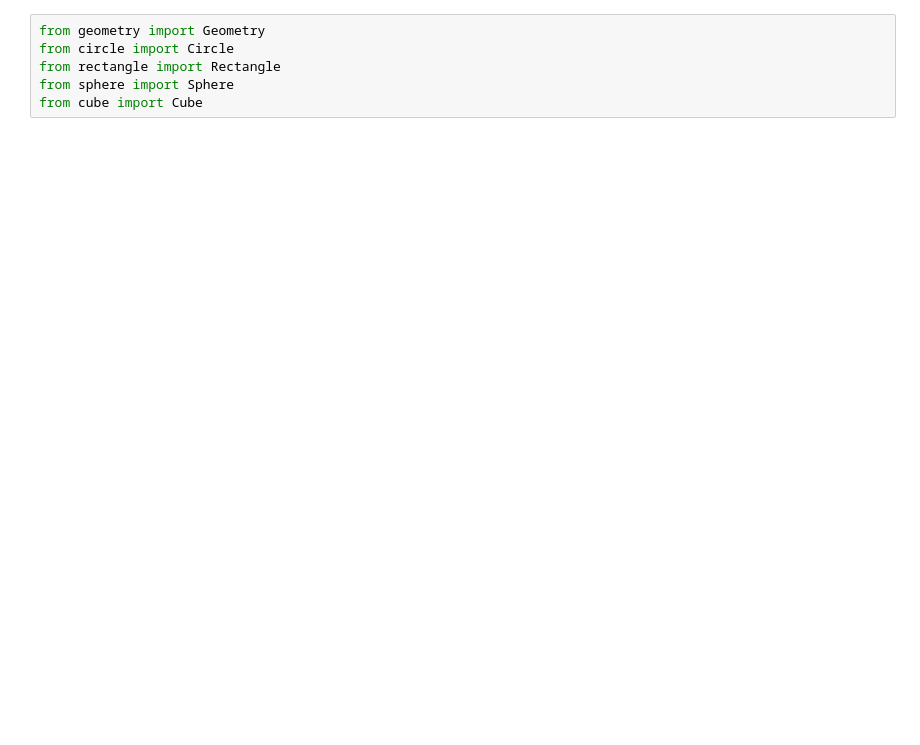
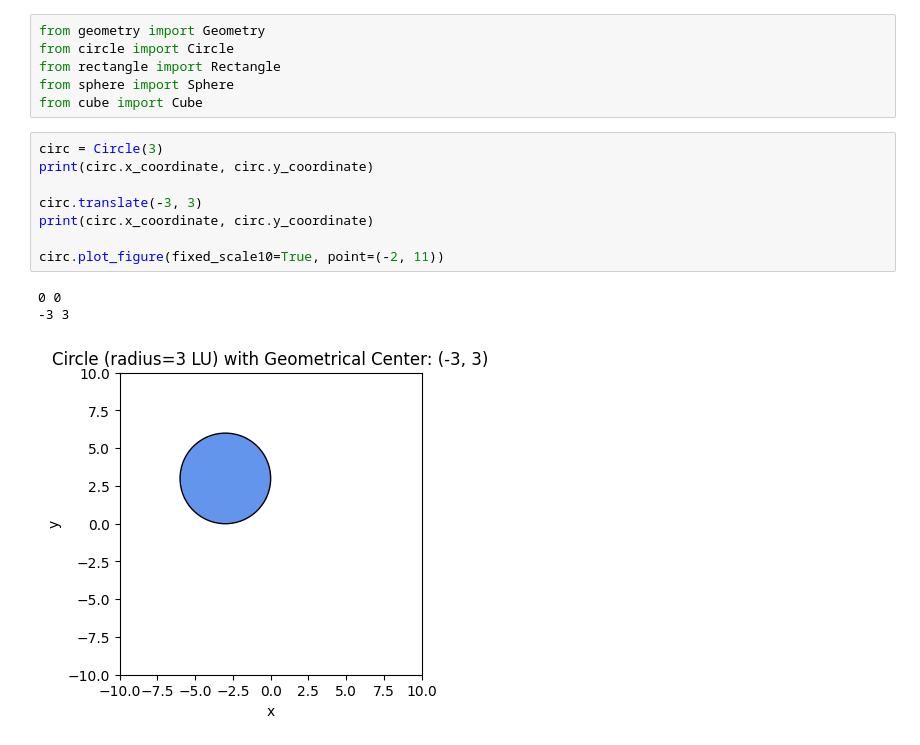
Before and after one commit to Anna-MariaSjolund/Python-Programming-Anna-MariaSjolund, a Jupyter notebook: Labs/Lab3/geometry_examples.ipynb, the cells around one changed output. Drawn from its saved outputs; the diff is of its cells as text; blank space fills up the shorter version.

```diff
--- a/Labs/Lab3/geometry_examples.ipynb
+++ b/Labs/Lab3/geometry_examples.ipynb
@@ -4,3 +4,15 @@ from circle import Circle
 from rectangle import Rectangle
 from sphere import Sphere
 from cube import Cube
+# %%
+circ = Circle(3)
+print(circ.x_coordinate, circ.y_coordinate)
+
+circ.translate(-3, 3)
+print(circ.x_coordinate, circ.y_coordinate)
+
+circ.plot_figure(fixed_scale10=True, point=(-2, 11))
+# %% [output]
+0 0
+-3 3
+[figure, added]
```
Also changed, not shown: parts of 4 cells of this notebook, 1 other file.
